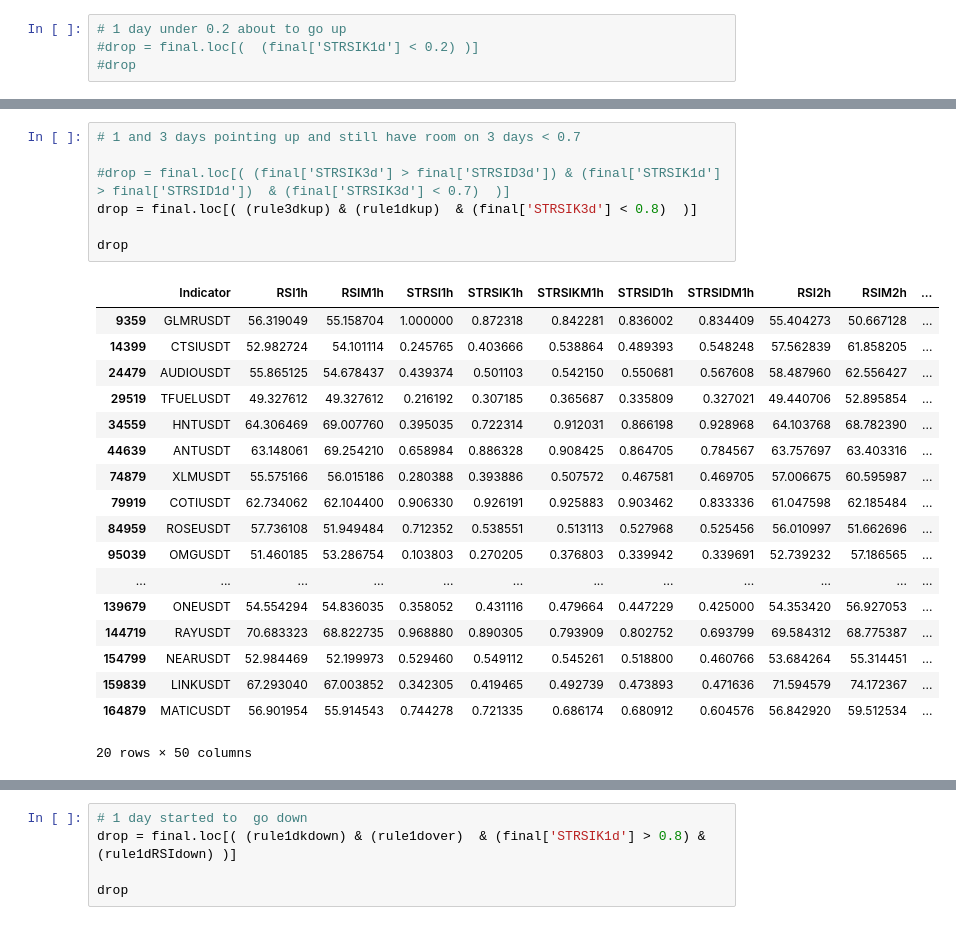
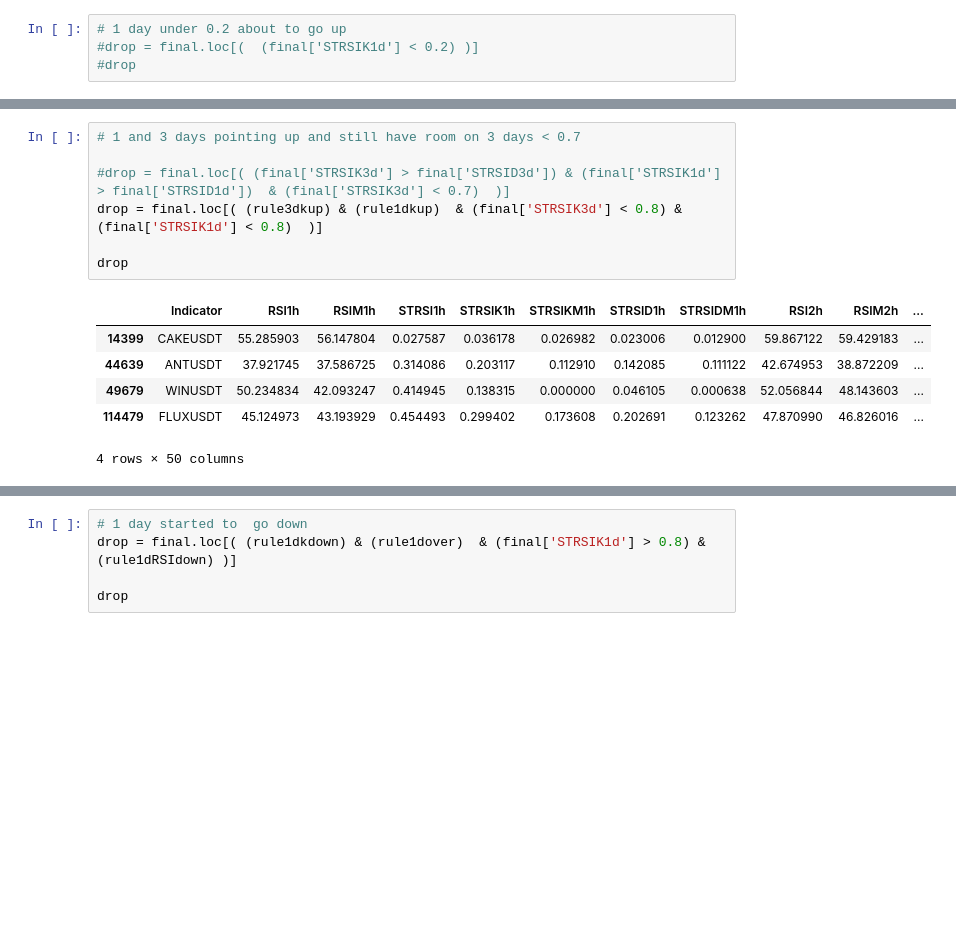
Before and after one commit to hjabbour/ML, a Jupyter notebook: HLST-FIXLIST-Direction-3D1H.ipynb, the cells around one changed output, grey strips where cells are left out. Saved outputs shown, nothing was run; the diff lists cells and outputs as text; blank space fills up the shorter version.

```diff
--- a/HLST-FIXLIST-Direction-3D1H.ipynb
+++ b/HLST-FIXLIST-Direction-3D1H.ipynb
@@ -624,29 +750,17 @@ drop
 # %%
 # 1 and 3 days pointing up and still have room on 3 days < 0.7
 
 #drop = final.loc[( (final['STRSIK3d'] > final['STRSID3d']) & (final['STRSIK1d'] > final['STRSID1d'])  & (final['STRSIK3d'] < 0.7)  )]
-drop = final.loc[( (rule3dkup) & (rule1dkup)  & (final['STRSIK3d'] < 0.8)  )]
+drop = final.loc[( (rule3dkup) & (rule1dkup)  & (final['STRSIK3d'] < 0.8) & (final['STRSIK1d'] < 0.8)  )]
 
 drop
 # %% [output]
 |  | Indicator | RSI1h | RSIM1h | STRSI1h | STRSIK1h | STRSIKM1h | STRSID1h | STRSIDM1h | RSI2h | RSIM2h | ... |
-| 9359 | GLMRUSDT | 56.319049 | 55.158704 | 1.000000 | 0.872318 | 0.842281 | 0.836002 | 0.834409 | 55.404273 | 50.667128 | ... |
-| 14399 | CTSIUSDT | 52.982724 | 54.101114 | 0.245765 | 0.403666 | 0.538864 | 0.489393 | 0.548248 | 57.562839 | 61.858205 | ... |
-| 24479 | AUDIOUSDT | 55.865125 | 54.678437 | 0.439374 | 0.501103 | 0.542150 | 0.550681 | 0.567608 | 58.487960 | 62.556427 | ... |
-| 29519 | TFUELUSDT | 49.327612 | 49.327612 | 0.216192 | 0.307185 | 0.365687 | 0.335809 | 0.327021 | 49.440706 | 52.895854 | ... |
-| 34559 | HNTUSDT | 64.306469 | 69.007760 | 0.395035 | 0.722314 | 0.912031 | 0.866198 | 0.928968 | 64.103768 | 68.782390 | ... |
-| 44639 | ANTUSDT | 63.148061 | 69.254210 | 0.658984 | 0.886328 | 0.908425 | 0.864705 | 0.784567 | 63.757697 | 63.403316 | ... |
-| 74879 | XLMUSDT | 55.575166 | 56.015186 | 0.280388 | 0.393886 | 0.507572 | 0.467581 | 0.469705 | 57.006675 | 60.595987 | ... |
-| 79919 | COTIUSDT | 62.734062 | 62.104400 | 0.906330 | 0.926191 | 0.925883 | 0.903462 | 0.833336 | 61.047598 | 62.185484 | ... |
-| 84959 | ROSEUSDT | 57.736108 | 51.949484 | 0.712352 | 0.538551 | 0.513113 | 0.527968 | 0.525456 | 56.010997 | 51.662696 | ... |
-| 95039 | OMGUSDT | 51.460185 | 53.286754 | 0.103803 | 0.270205 | 0.376803 | 0.339942 | 0.339691 | 52.739232 | 57.186565 | ... |
-| ... | ... | ... | ... | ... | ... | ... | ... | ... | ... | ... | ... |
-| 139679 | ONEUSDT | 54.554294 | 54.836035 | 0.358052 | 0.431116 | 0.479664 | 0.447229 | 0.425000 | 54.353420 | 56.927053 | ... |
-| 144719 | RAYUSDT | 70.683323 | 68.822735 | 0.968880 | 0.890305 | 0.793909 | 0.802752 | 0.693799 | 69.584312 | 68.775387 | ... |
-| 154799 | NEARUSDT | 52.984469 | 52.199973 | 0.529460 | 0.549112 | 0.545261 | 0.518800 | 0.460766 | 53.684264 | 55.314451 | ... |
-| 159839 | LINKUSDT | 67.293040 | 67.003852 | 0.342305 | 0.419465 | 0.492739 | 0.473893 | 0.471636 | 71.594579 | 74.172367 | ... |
-| 164879 | MATICUSDT | 56.901954 | 55.914543 | 0.744278 | 0.721335 | 0.686174 | 0.680912 | 0.604576 | 56.842920 | 59.512534 | ... |
+| 14399 | CAKEUSDT | 55.285903 | 56.147804 | 0.027587 | 0.036178 | 0.026982 | 0.023006 | 0.012900 | 59.867122 | 59.429183 | ... |
+| 44639 | ANTUSDT | 37.921745 | 37.586725 | 0.314086 | 0.203117 | 0.112910 | 0.142085 | 0.111122 | 42.674953 | 38.872209 | ... |
+| 49679 | WINUSDT | 50.234834 | 42.093247 | 0.414945 | 0.138315 | 0.000000 | 0.046105 | 0.000638 | 52.056844 | 48.143603 | ... |
+| 114479 | FLUXUSDT | 45.124973 | 43.193929 | 0.454493 | 0.299402 | 0.173608 | 0.202691 | 0.123262 | 47.870990 | 46.826016 | ... |
-20 rows × 50 columns
+4 rows × 50 columns
 # %%
 ## 1 day small room up
 drop = final.loc[( (rule3dover) & (rule1dover)  & (final['STRSIK1d'] > 0.8)  & (rule1dRSIup) & (rule3dkup) & (rule1dkup) )]
```
Also changed, not shown: parts of 45 cells of this notebook, 4 other files.
